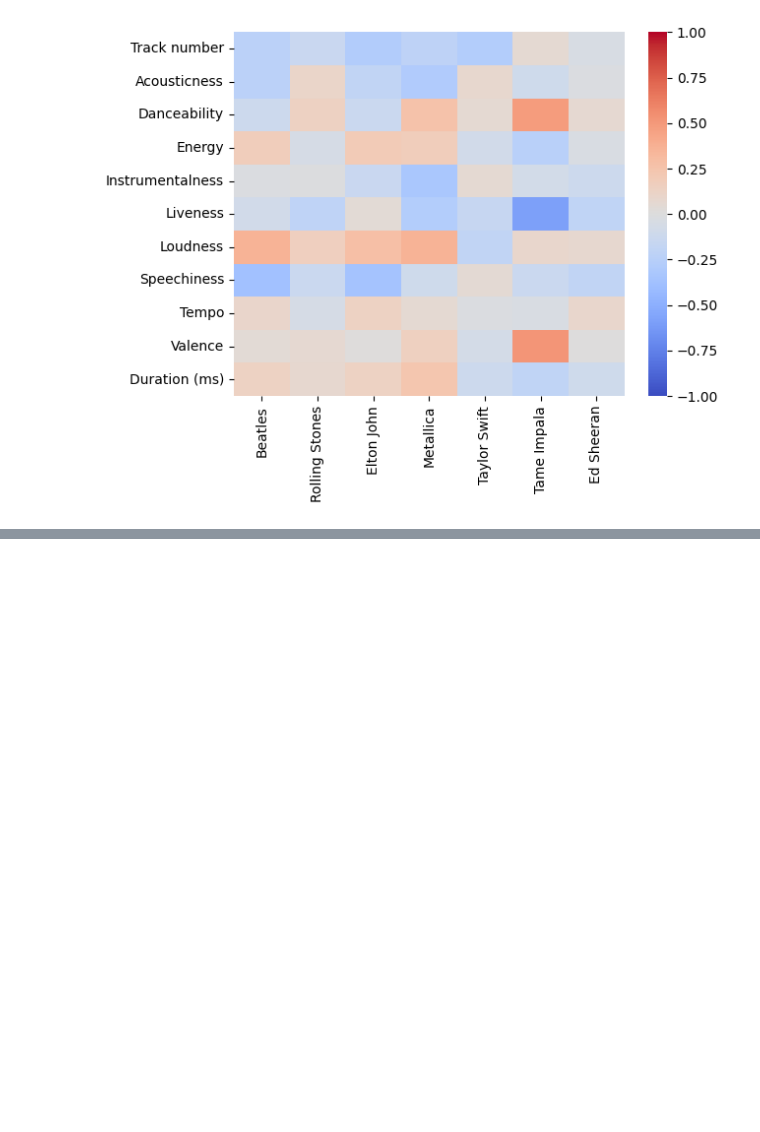
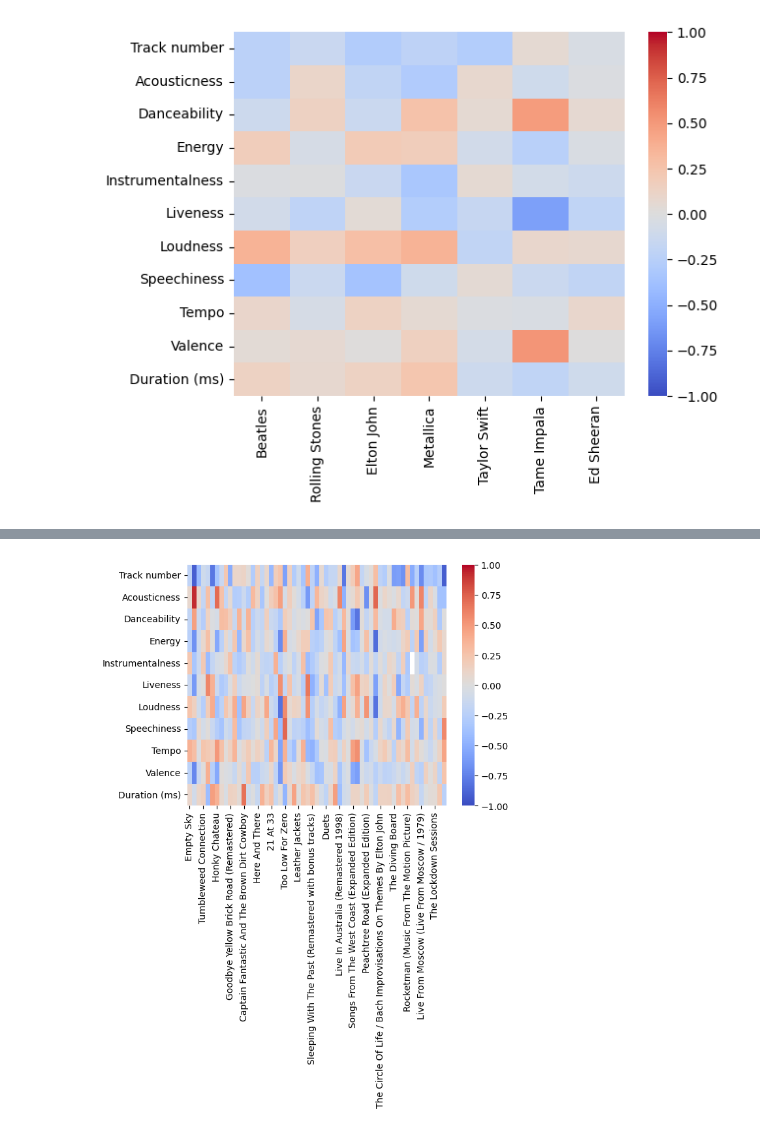
Before and after one commit to mibrahimfm/DataViz-ArtistasSpotify, a Jupyter notebook: Q4.ipynb, the cells around one changed output, grey strips where cells are left out. Cells and saved outputs as stored; diff of their text form; code cells hidden in the pictures; blank space fills up the shorter version.

```diff
--- a/Q4.ipynb
+++ b/Q4.ipynb
@@ -59,0 +96,5 @@ print_correlation_heatmap(corrs)
+# %%
+elton_john_albums = get_correlation_matrix_by_album(elton_john_df)
+print_correlation_heatmap(elton_john_albums)
+# %% [output]
+[figure, added]
```
Also changed, not shown: parts of 18 cells of this notebook.
